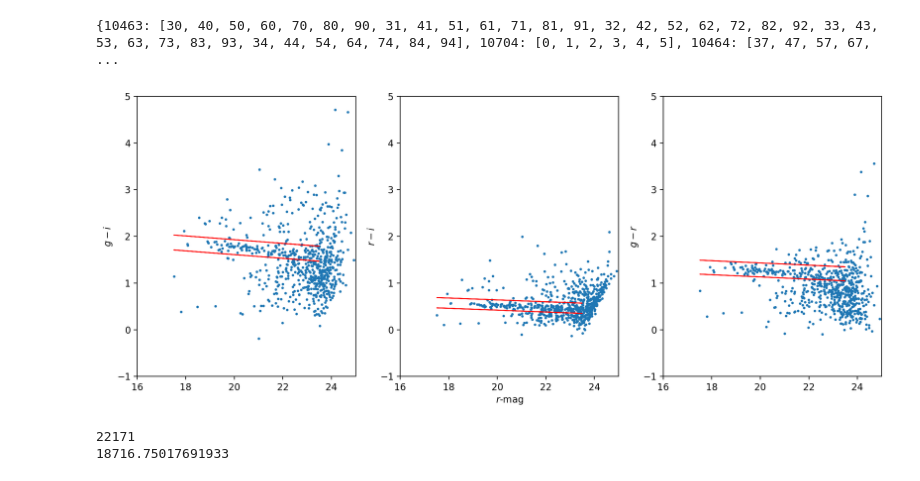
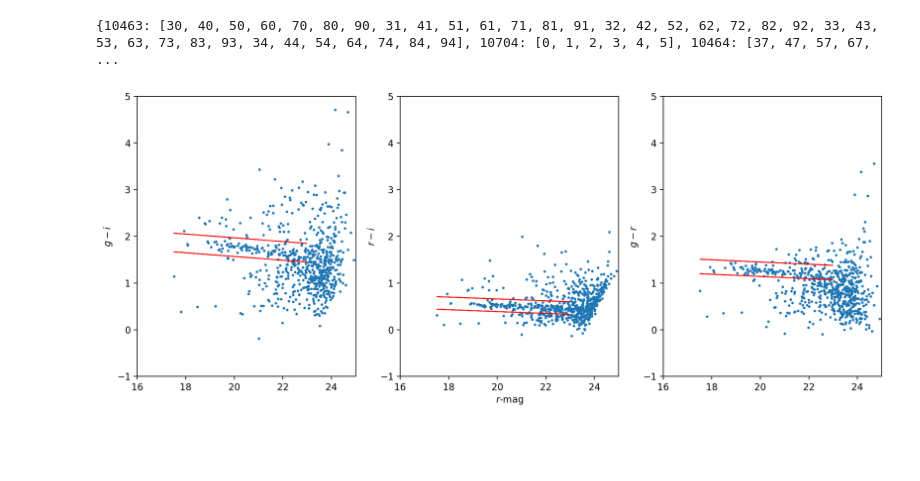
Before and after one commit to LSSTDESC/AnaCal_DESCNote, a Jupyter notebook: notebooks/1_2_abell360_cluster.ipynb, the cells around one changed output. Drawn from its saved outputs; the diff is of its cells as text; code cells hidden in the pictures; blank space fills up the shorter version.

```diff
--- a/notebooks/1_2_abell360_cluster.ipynb
+++ b/notebooks/1_2_abell360_cluster.ipynb
@@ -71,7 +71,7 @@ obs_registry = obs_butler.registry
 
 t_skymap = obs_butler.get('skyMap', skymap='lsst_cells_v1')
 # %%
-cluster_coords = (37.86501659859067, 6.982204815599694)
+cluster_coords = (37.865017, 6.982205)
 # Position of the BCG for A360
 ra_bcg = cluster_coords[0]
 dec_bcg = cluster_coords[1]
@@ -109,7 +109,7 @@ print(tp_dict)
 anacal_tables = []
 mag_zero = 31.4
 version = "v6"
-if version == "v6" or version == "v7" :
+if version == "v6":
     for tid in tp_dict.keys():
         patches = tp_dict[tid]
         for p in patches:
@@ -140,10 +140,10 @@ else:
     anacal_table = vstack(anacal_tables)
     anacal_table['mag'] = mag_zero - np.log10(anacal_table['flux'] ) *2.5
 # %%
-mag_lim = 23.5
-gi_lims = (0.16, -0.16)
-ri_lims = (0.10, -0.12)
-gr_lims = (0.13, -0.17)
+mag_lim = 23
+gi_lims = (0.20, -0.20)
+ri_lims = (0.12, -0.15)
+gr_lims = (0.15, -0.16)
 color_gi = anacal_table['g_mag'] - anacal_table['i_mag']
 color_ri = anacal_table['r_mag'] - anacal_table['i_mag']
 color_gr = anacal_table['g_mag'] - anacal_table['r_mag']
@@ -167,6 +167,8 @@ gr_redseq = np.logical_and.reduce((
     color_gr > gr_line + gr_lims[1],
     anacal_table['r_mag'] < mag_lim
 ))
+
+counts = gi_redseq.astype(int) + ri_redseq.astype(int) + gr_redseq.astype(int)
 
 all_redseq = np.logical_and.reduce((gi_redseq, gr_redseq, ri_redseq))
 aggro_redseq = np.logical_or.reduce((gi_redseq, gr_redseq, ri_redseq))
@@ -177,47 +179,31 @@ mm = dist < 0.1
 fig, axes = plt.subplots(1, 3, figsize=(12, 5), sharex=True)
 # First panel: g - i vs r_mag
 mag = anacal_table["r_mag"]
 axes[0].scatter(mag[mm], color_gi[mm], s=3.0)
 axes[0].plot(mag[mm & (mag<mag_lim)], gi_line[mm & (mag<mag_lim)] + gi_lims[0], color='red', lw=1)
 axes[0].plot(mag[mm & (mag<mag_lim)], gi_line[mm & (mag<mag_lim)] + gi_lims[1], color='red', lw=1)
 axes[0].set_ylabel(r"$g - i$")
 axes[0].set_xlim(16, 25)
 axes[0].set_ylim(-1, 5)
 
 # Second panel: r - i vs r_mag
 axes[1].scatter(mag[mm], color_ri[mm], s=3.0)
 axes[1].plot(mag[mm & (mag<mag_lim)], ri_line[mm & (mag<mag_lim)] + ri_lims[0], color='red', lw=1)
 axes[1].plot(mag[mm & (mag<mag_lim)], ri_line[mm & (mag<mag_lim)] + ri_lims[1], color='red', lw=1)
 axes[1].set_xlabel(r"$r$-mag")
 axes[1].set_ylabel(r"$r - i$")
 axes[1].set_xlim(16, 25)
 axes[1].set_ylim(-1, 5)
 
 # Third panel: g - r vs r_mag
 axes[2].scatter(mag[mm], color_gr[mm], s=3.0)
 axes[2].plot(mag[mm & (mag<mag_lim)], gr_line[mm & (mag<mag_lim)] + gr_lims[0], color='red', lw=1)
 axes[2].plot(mag[mm & (mag<mag_lim)], gr_line[mm & (mag<mag_lim)] + gr_lims[1], color='red', lw=1)
 axes[2].set_ylabel(r"$g - r$")
 axes[2].set_xlim(16, 25)
 axes[2].set_ylim(-1, 5)
 
 plt.tight_layout()
 plt.show()
 # %% [output]
-[figure, old version]
+[figure, new version]
-# %%
-msk = np.logical_and.reduce((
-    (anacal_table["wsel"] > 1e-5),
-    (anacal_table["i_mag"] < 24.0),
-    (np.abs(color_gr) < 3),
-    (np.abs(color_ri) < 3),
-    (np.abs(color_iz) < 3),
-    (~all_redseq)
-))
-#(anacal_table["i_fpfs1_e1"] ** 2.0 + anacal_table["i_fpfs1_e2"] ** 2.0  < 0.1),
-print(np.sum((anacal_table["i_mag"] < 24.0)))
-print(np.sum(anacal_table[anacal_table["i_mag"] < 24.0]["wsel"]))
-anacal_table = anacal_table[msk]
-# %% [output]
-22171
-18716.75017691933
```
Also changed, not shown: parts of 11 cells of this notebook, 1 other file.
